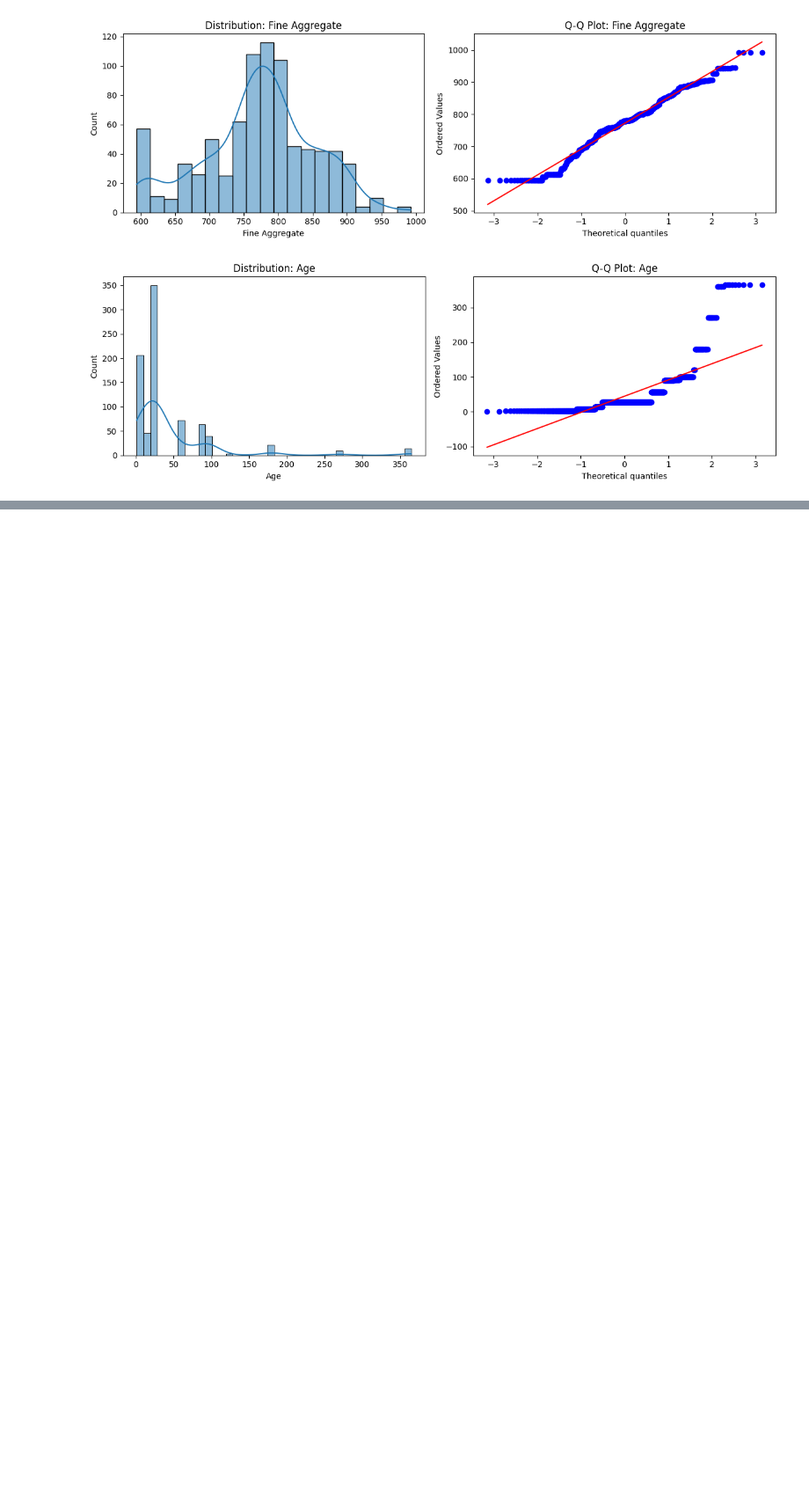
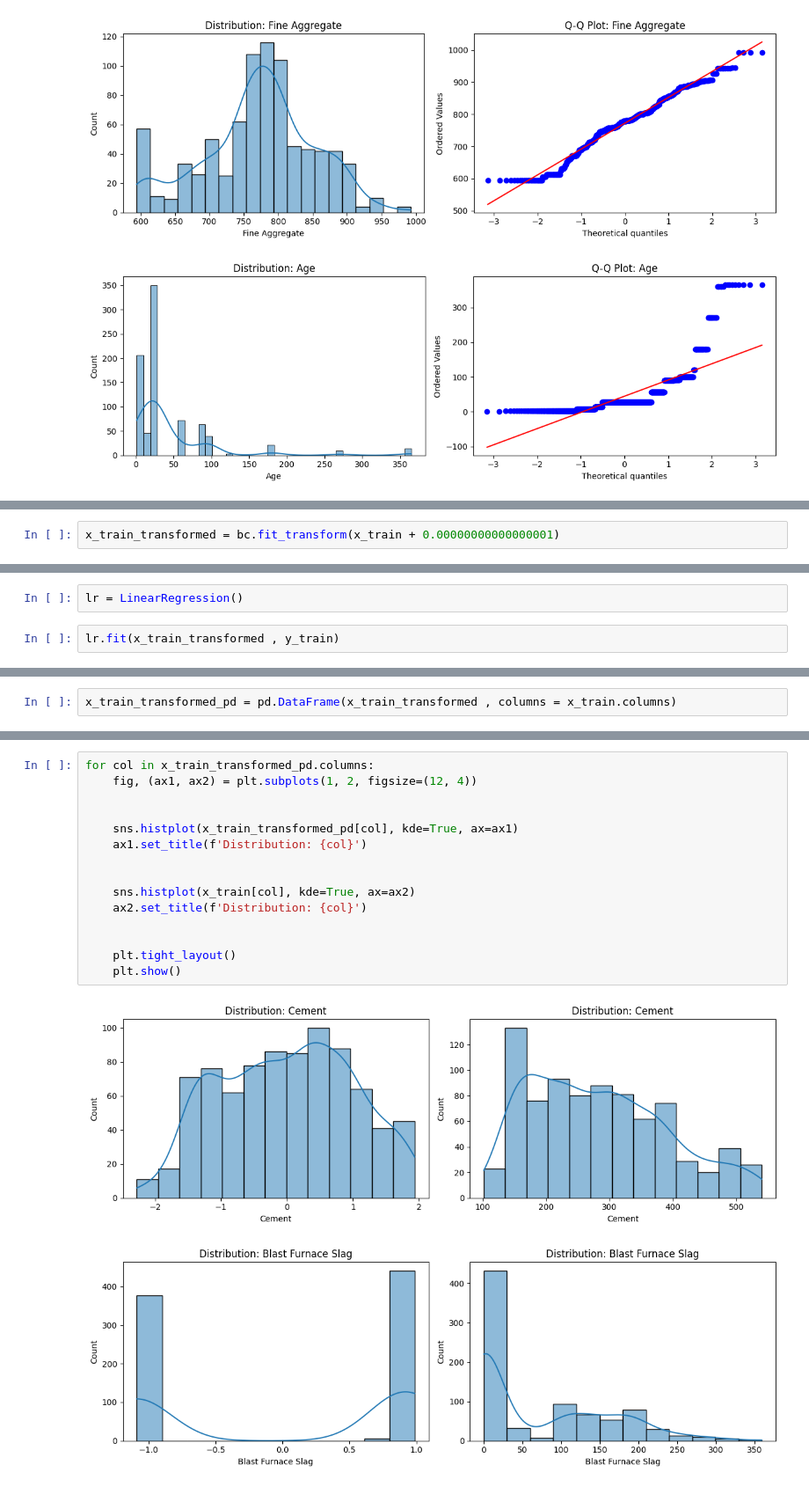
Before and after one commit to HirenGajjar/ai-ml, a Jupyter notebook: power_transforms/code.ipynb, the cells around one changed output, grey strips where cells are left out. Shown at 88% size. Drawn from its saved outputs; the diff is of its cells as text; blank space fills up the shorter version.

Commit message:
comparing the results before and after the transforming with box-cox

```diff
--- a/power_transforms/code.ipynb
+++ b/power_transforms/code.ipynb
@@ -133,0 +138,2 @@ for col in x_train.columns:
+# %%
+x_train_transformed = bc.fit_transform(x_train + 0.00000000000000001)
@@ -133,0 +175,4 @@ for col in x_train.columns:
+# %%
+lr = LinearRegression()
+# %%
+lr.fit(x_train_transformed , y_train)
@@ -133,0 +215,2 @@ for col in x_train.columns:
+# %%
+x_train_transformed_pd = pd.DataFrame(x_train_transformed , columns = x_train.columns)
@@ -133,0 +233,18 @@ for col in x_train.columns:
+# %%
+for col in x_train_transformed_pd.columns:
+    fig, (ax1, ax2) = plt.subplots(1, 2, figsize=(12, 4))
+
+
+    sns.histplot(x_train_transformed_pd[col], kde=True, ax=ax1)
+    ax1.set_title(f'Distribution: {col}')
+
+
+    sns.histplot(x_train[col], kde=True, ax=ax2)
+    ax2.set_title(f'Distribution: {col}')
+
+
+    plt.tight_layout()
+    plt.show()
+# %% [output]
+[figure, added]
+[figure, added]
```
Also changed, not shown: parts of 19 cells of this notebook.
